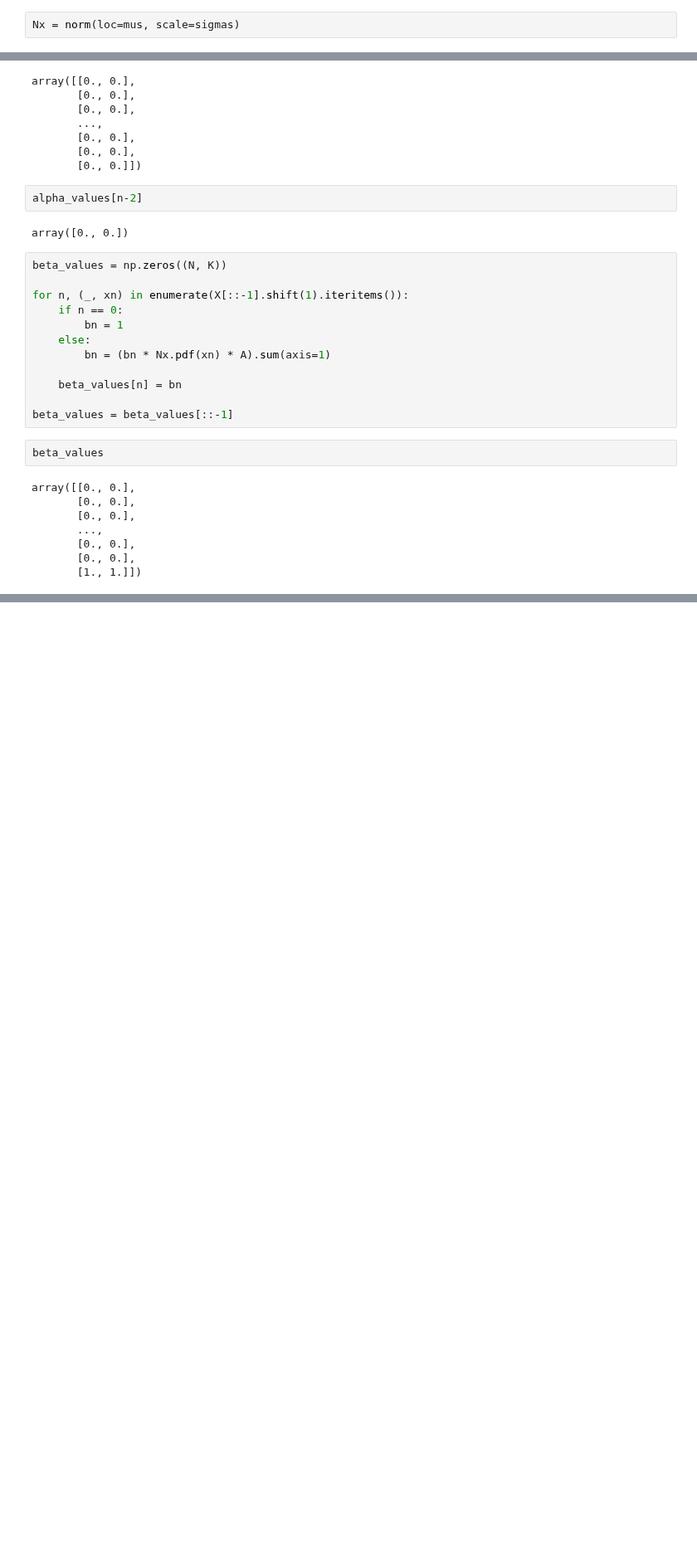
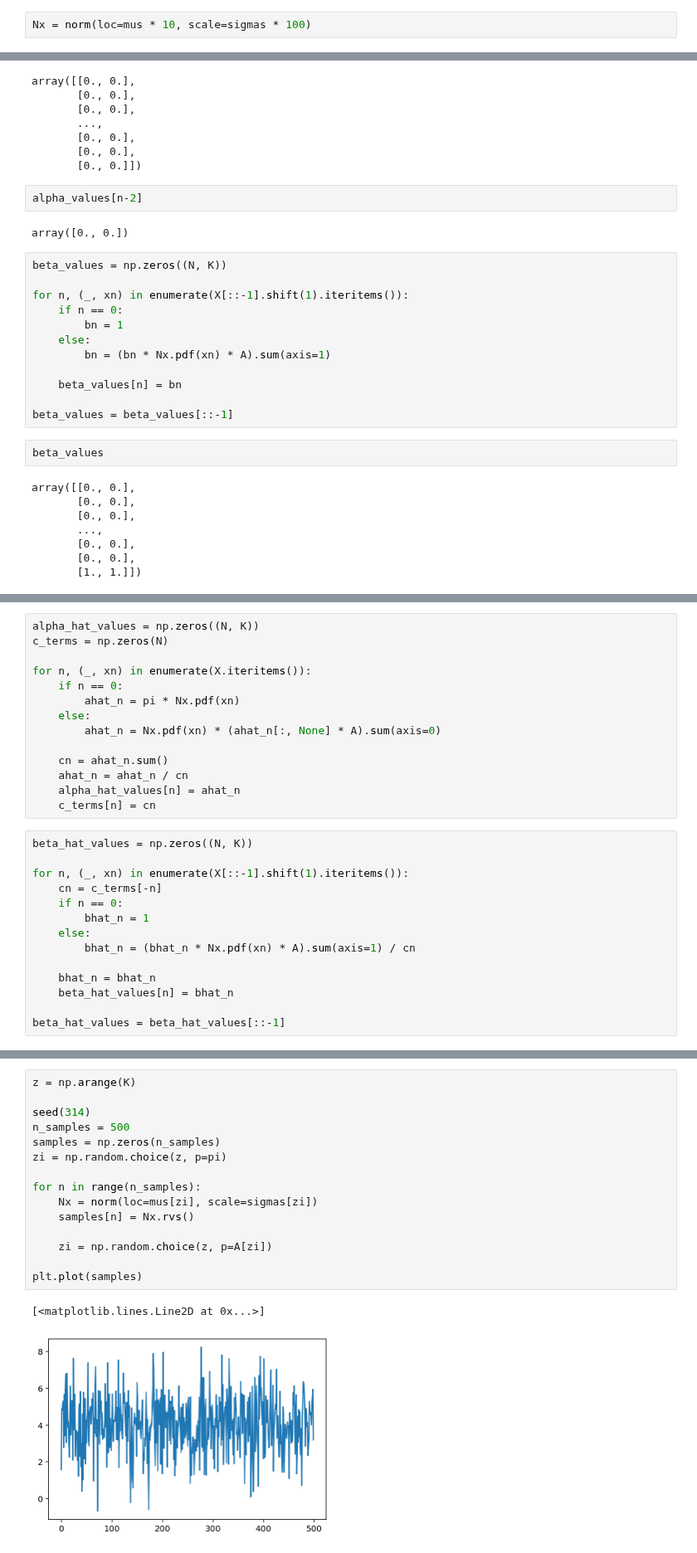
Before and after one commit to gerdm/prml, a Jupyter notebook: chapter13/em-hidden-markov-model.ipynb, the cells around one changed output, grey strips where cells are left out. Shown at 83% size. Saved outputs shown, nothing was run; the diff lists cells and outputs as text; blank space fills up the shorter version.

```diff
--- a/chapter13/em-hidden-markov-model.ipynb
+++ b/chapter13/em-hidden-markov-model.ipynb
@@ -189,7 +195,7 @@ $$
 
 * $\alpha(z_{1k}) = \pi_k p(x_1\vert\phi_k)$
 # %%
-Nx = norm(loc=mus, scale=sigmas)
+Nx = norm(loc=mus * 10, scale=sigmas * 100)
 # %%
 # Initial "message"
 a1 = pi * Nx.pdf(X.iloc[0])
@@ -453,0 +596,28 @@ array([[0., 0.],
+# %%
+alpha_hat_values = np.zeros((N, K))
+c_terms = np.zeros(N)
+
+for n, (_, xn) in enumerate(X.iteritems()):
+    if n == 0:
+        ahat_n = pi * Nx.pdf(xn)
+    else:
+        ahat_n = Nx.pdf(xn) * (ahat_n[:, None] * A).sum(axis=0)
+
+    cn = ahat_n.sum()
+    ahat_n = ahat_n / cn
+    alpha_hat_values[n] = ahat_n
+    c_terms[n] = cn
+# %%
+beta_hat_values = np.zeros((N, K))
+
+for n, (_, xn) in enumerate(X[::-1].shift(1).iteritems()):
+    cn = c_terms[-n]
+    if n == 0:
+        bhat_n = 1
+    else:
+        bhat_n = (bhat_n * Nx.pdf(xn) * A).sum(axis=1) / cn
+
+    bhat_n = bhat_n
+    beta_hat_values[n] = bhat_n
+
+beta_hat_values = beta_hat_values[::-1]
@@ -453,0 +633,18 @@ array([[0., 0.],
+# %%
+z = np.arange(K)
+
+seed(314)
+n_samples = 500
+samples = np.zeros(n_samples)
+zi = np.random.choice(z, p=pi)
+
+for n in range(n_samples):
+    Nx = norm(loc=mus[zi], scale=sigmas[zi])
+    samples[n] = Nx.rvs()
+
+    zi = np.random.choice(z, p=A[zi])
+
+plt.plot(samples)
+# %% [output]
+[<matplotlib.lines.Line2D at 0x...>]
+[figure, added]
```
Also changed, not shown: parts of 43 cells of this notebook.
